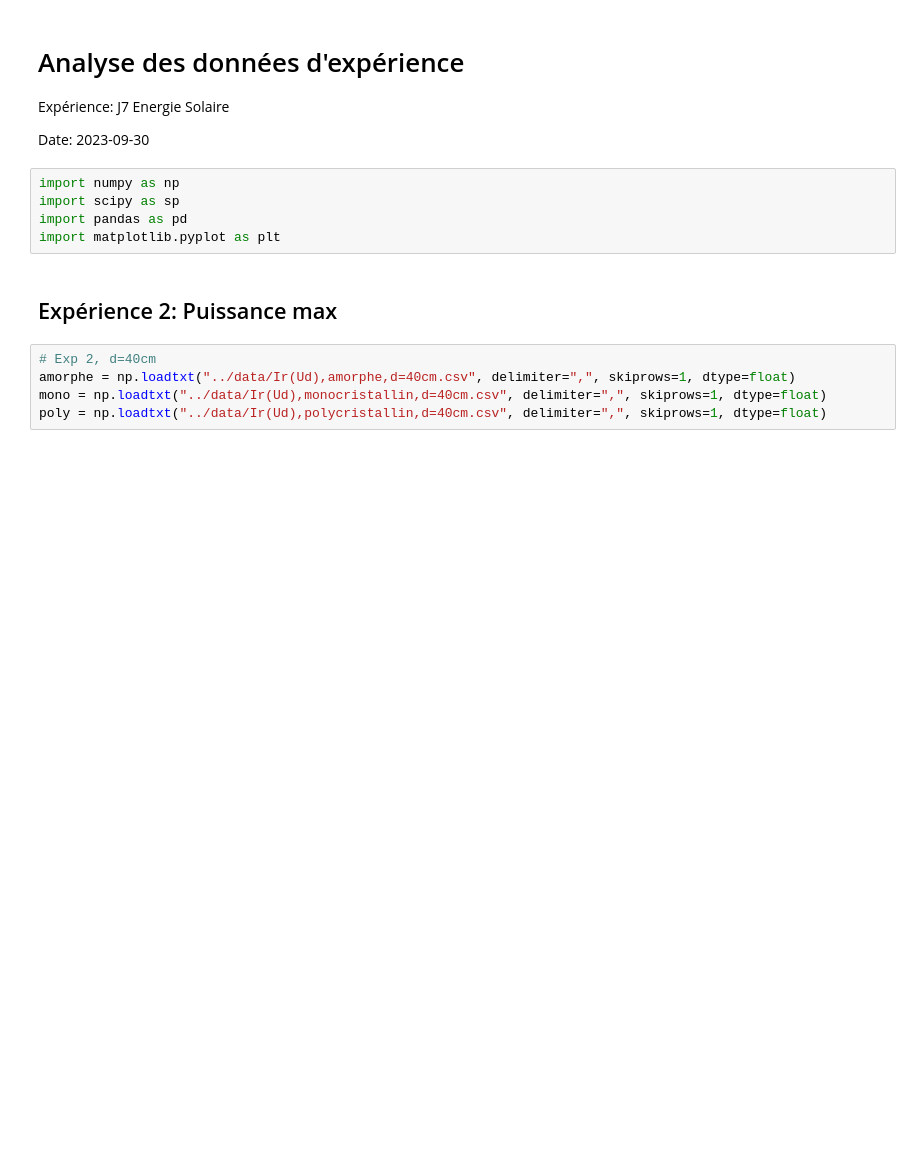
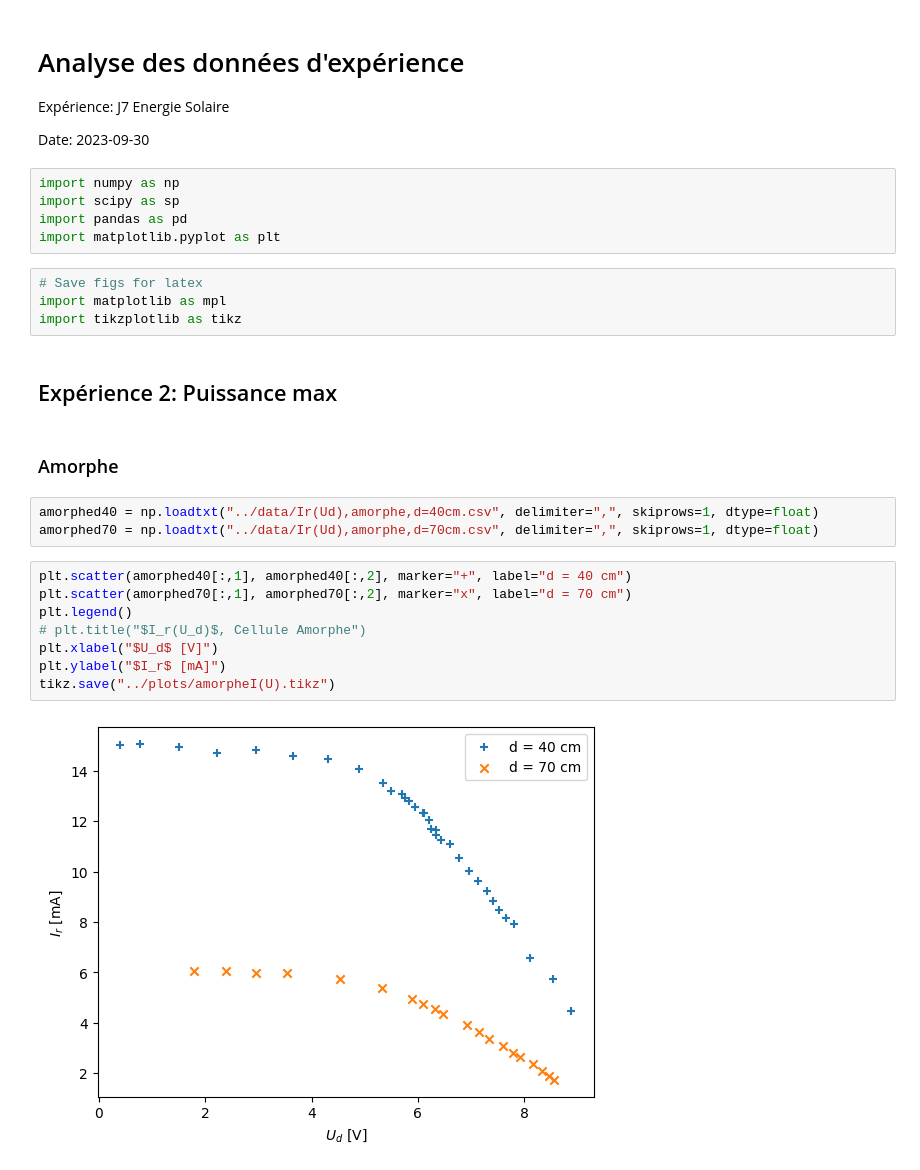
Before and after one commit to TomVdt/TPII-rapports, a Jupyter notebook: 01-J7-energie-solaire/analyse/analyse.ipynb, the cells around one changed output. Saved outputs shown, nothing was run; the diff lists cells and outputs as text; blank space fills up the shorter version.

```diff
--- a/01-J7-energie-solaire/analyse/analyse.ipynb
+++ b/01-J7-energie-solaire/analyse/analyse.ipynb
@@ -9,10 +9,24 @@ import numpy as np
 import scipy as sp
 import pandas as pd
 import matplotlib.pyplot as plt
+# %%
+# Save figs for latex
+import matplotlib as mpl
+import tikzplotlib as tikz
 # %% [markdown]
 ## Expérience 2: Puissance max
+# %% [markdown]
+### Amorphe
 # %%
-# Exp 2, d=40cm
-amorphe = np.loadtxt("../data/Ir(Ud),amorphe,d=40cm.csv", delimiter=",", skiprows=1, dtype=float)
-mono = np.loadtxt("../data/Ir(Ud),monocristallin,d=40cm.csv", delimiter=",", skiprows=1, dtype=float)
-poly = np.loadtxt("../data/Ir(Ud),polycristallin,d=40cm.csv", delimiter=",", skiprows=1, dtype=float)
+amorphed40 = np.loadtxt("../data/Ir(Ud),amorphe,d=40cm.csv", delimiter=",", skiprows=1, dtype=float)
+amorphed70 = np.loadtxt("../data/Ir(Ud),amorphe,d=70cm.csv", delimiter=",", skiprows=1, dtype=float)
+# %%
+plt.scatter(amorphed40[:,1], amorphed40[:,2], marker="+", label="d = 40 cm")
+plt.scatter(amorphed70[:,1], amorphed70[:,2], marker="x", label="d = 70 cm")
+plt.legend()
+# plt.title("$I_r(U_d)$, Cellule Amorphe")
+plt.xlabel("$U_d$ [V]")
+plt.ylabel("$I_r$ [mA]")
+tikz.save("../plots/amorpheI(U).tikz")
+# %% [output]
+[figure, added]
```
Also changed, not shown: parts of 16 cells of this notebook, 12 other files.
